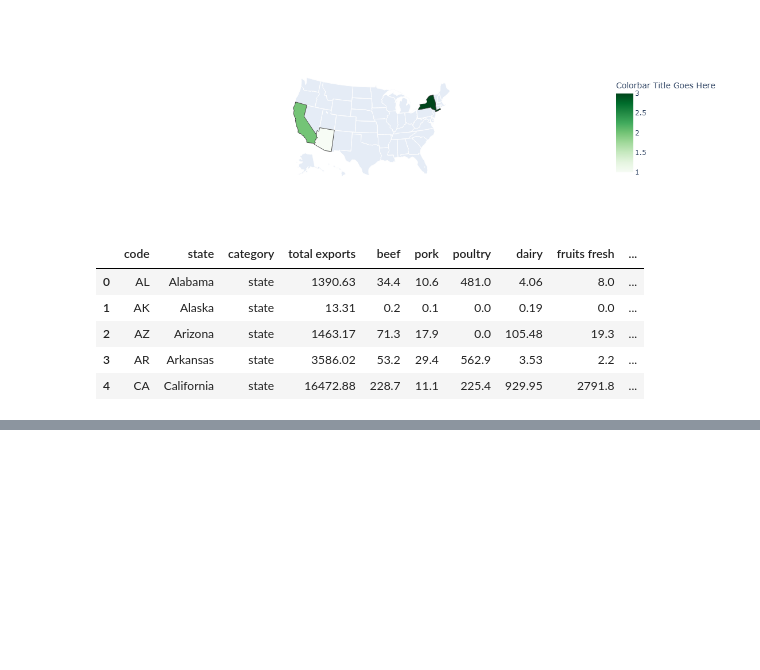
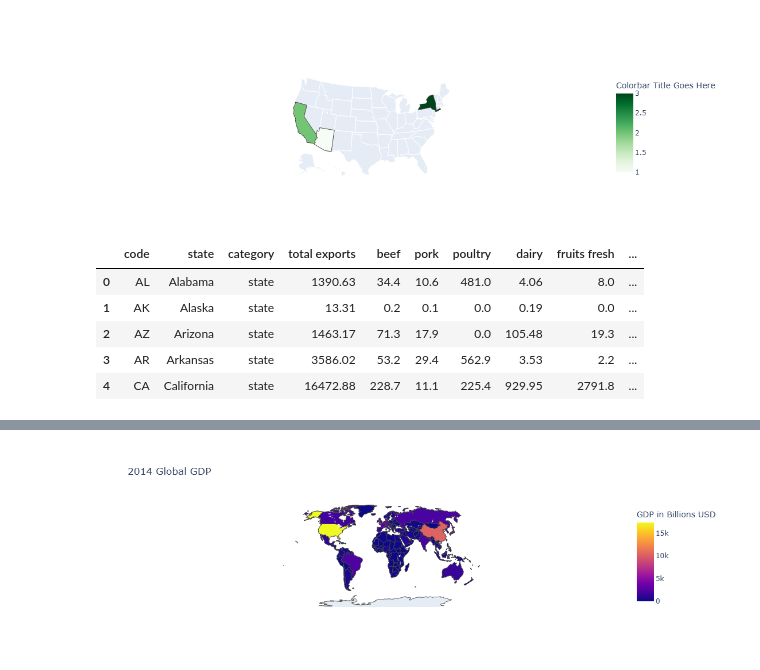
Before and after one commit to ferrpm/Python-DataScience-MachineLearning-Bootcamp, a Jupyter notebook: Geographical Plotting/Choropleth Maps.ipynb, the cells around one changed output, grey strips where cells are left out. Drawn from its saved outputs; the diff is of its cells as text; code cells hidden in the pictures; blank space fills up the shorter version.

```diff
--- a/Geographical Plotting/Choropleth Maps.ipynb
+++ b/Geographical Plotting/Choropleth Maps.ipynb
@@ -51,0 +52,3 @@ iplot(choromap2)
+# %%
+df = pd.read_csv('2014_World_GDP')
+df.head()
@@ -51,0 +62,16 @@ iplot(choromap2)
+# %%
+data = dict(type = 'choropleth',
+           locations = df['CODE'],
+           z = df['GDP (BILLIONS)'],
+           text = df['COUNTRY'],
+           colorbar = {'title':'GDP in Billions USD'})
+# %%
+layout = dict(title = '2014 Global GDP',
+             geo = dict(showframe = False,
+                       projection = {'type':'natural earth'}))
+# %%
+choromap3 = go.Figure(data=[data],layout=layout)
+# %%
+iplot(choromap3)
+# %% [output]
+[figure, added]
```
Also changed, not shown: parts of 3 cells of this notebook.
